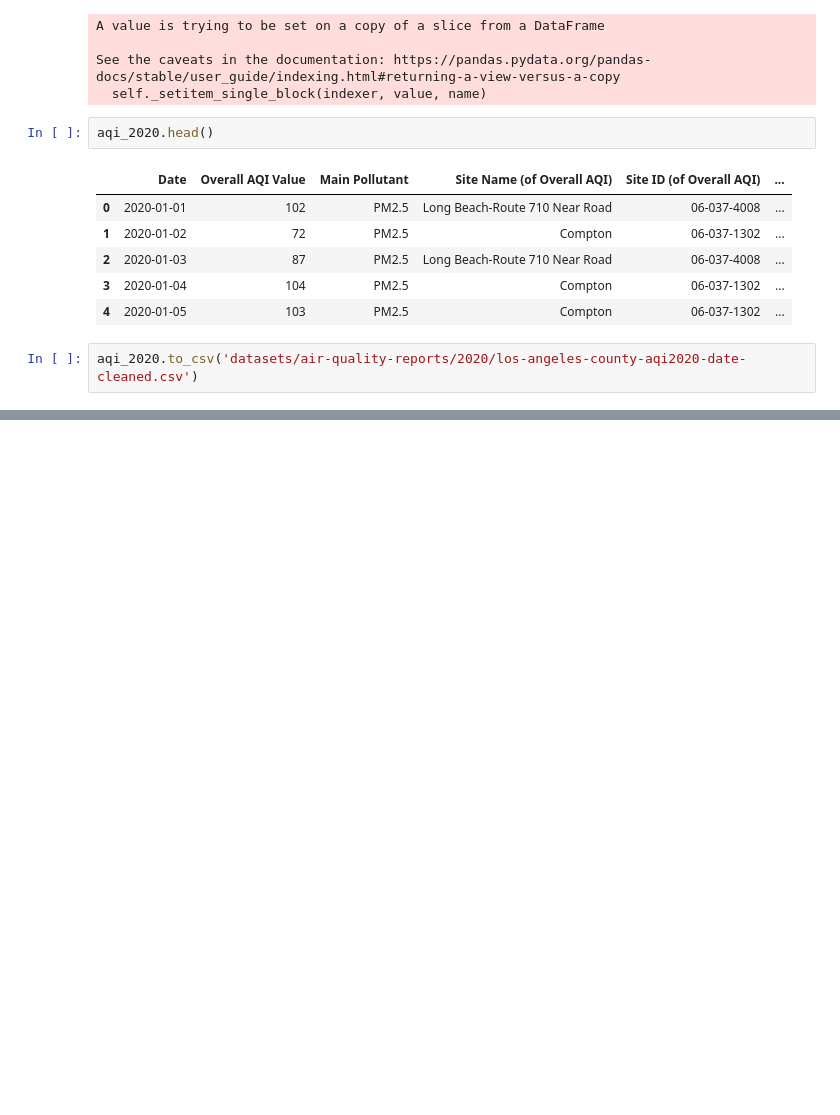
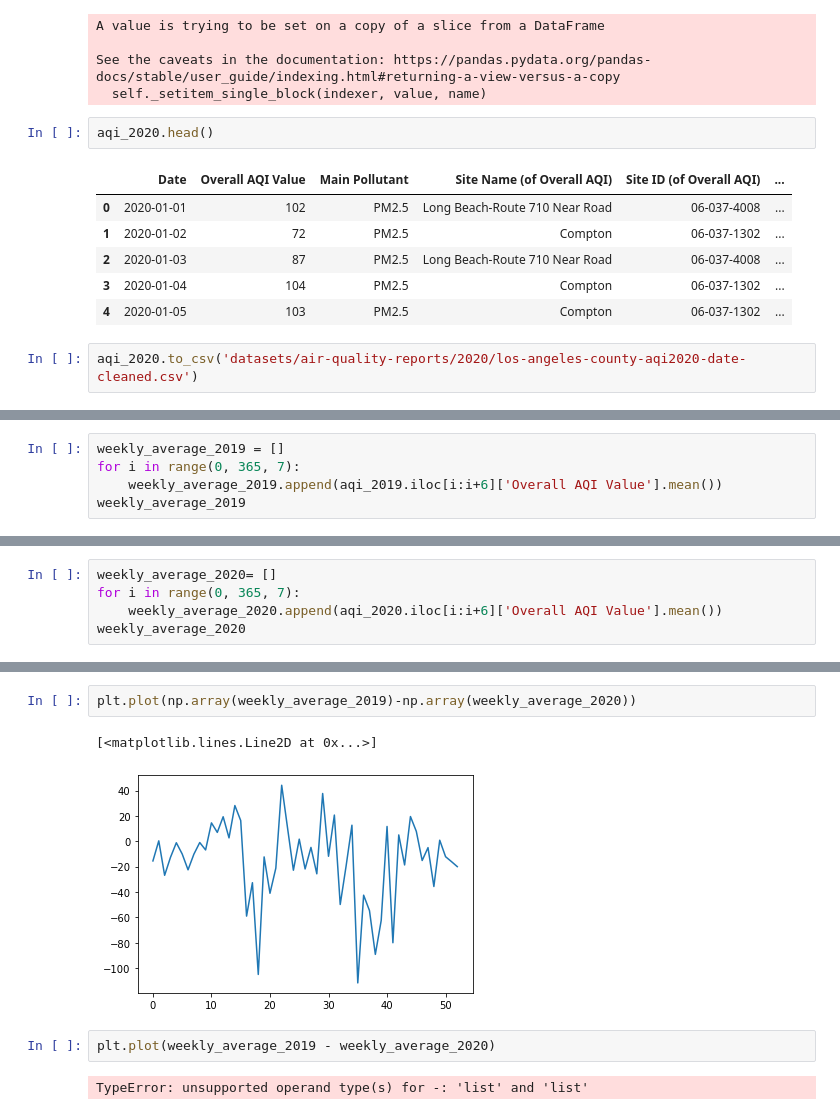
Before and after one commit to transcriptive/covid-aqi, a Jupyter notebook: data-cleaning-aqi.ipynb, the cells around one changed output, grey strips where cells are left out. Drawn from its saved outputs; the diff is of its cells as text; blank space fills up the shorter version.

```diff
--- a/data-cleaning-aqi.ipynb
+++ b/data-cleaning-aqi.ipynb
@@ -57,0 +69,5 @@ aqi_2020.to_csv('datasets/air-quality-reports/2020/los-angeles-county-aqi2020-da
+# %%
+weekly_average_2019 = []
+for i in range(0, 365, 7):
+    weekly_average_2019.append(aqi_2019.iloc[i:i+6]['Overall AQI Value'].mean())
+weekly_average_2019
@@ -57,0 +92,5 @@ aqi_2020.to_csv('datasets/air-quality-reports/2020/los-angeles-county-aqi2020-da
+# %%
+weekly_average_2020= []
+for i in range(0, 365, 7):
+    weekly_average_2020.append(aqi_2020.iloc[i:i+6]['Overall AQI Value'].mean())
+weekly_average_2020
@@ -57,0 +115,9 @@ aqi_2020.to_csv('datasets/air-quality-reports/2020/los-angeles-county-aqi2020-da
+# %%
+plt.plot(np.array(weekly_average_2019)-np.array(weekly_average_2020))
+# %% [output]
+[<matplotlib.lines.Line2D at 0x...>]
+[figure, added]
+# %%
+plt.plot(weekly_average_2019 - weekly_average_2020)
+# %% [output]
+TypeError: unsupported operand type(s) for -: 'list' and 'list'
```
Also changed, not shown: parts of 5 cells of this notebook, 6 other files.
